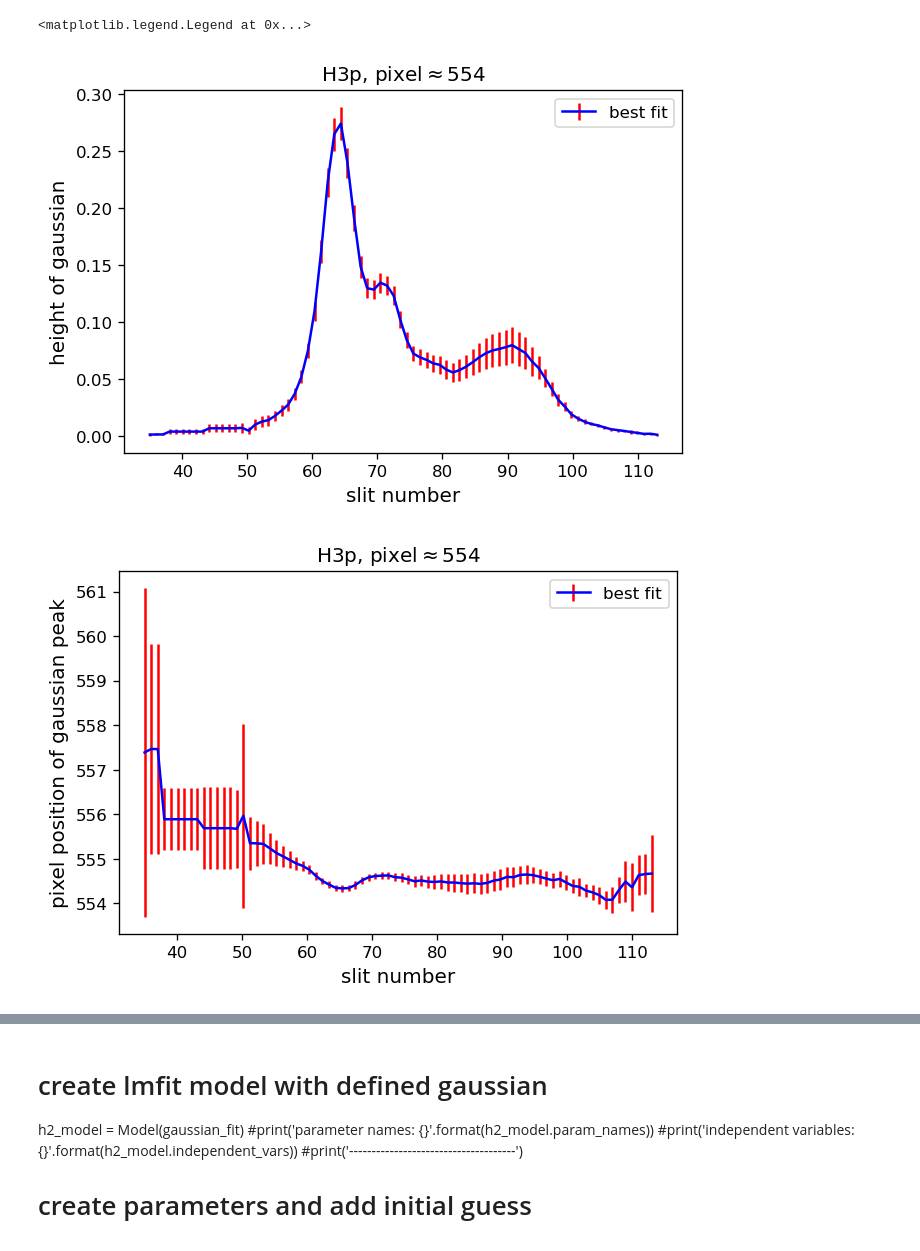
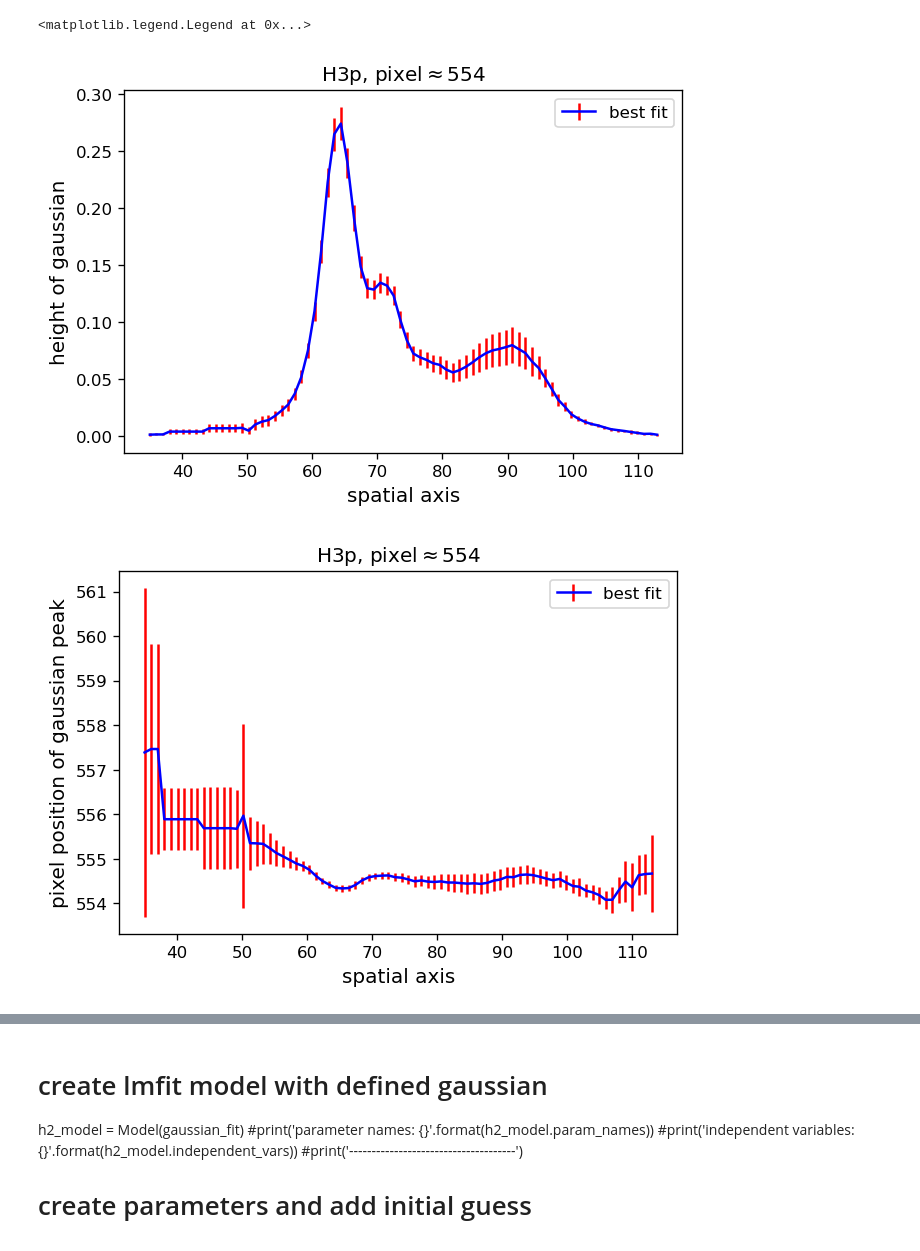
Before and after one commit to ruoyanwangdr/Dynamics-of-Jovian-Infrared-Auroral-Ionosphere-and-Thermosphere, a Jupyter notebook: h3p.ipynb, the cells around one changed output, grey strips where cells are left out. Saved outputs shown, nothing was run; the diff lists cells and outputs as text; code cells hidden in the pictures.

Commit message:
Rename axis and labels

```diff
--- a/h3p.ipynb
+++ b/h3p.ipynb
@@ -267,45 +276,45 @@ for i in range(lower, upper):
         h3p_fit_result = h3p_model.fit(sky_subtracted[i], h3p_params, x=pixel)
     except:
         pass
     h3p_a0.append(h3p_fit_result.params['a0'].value)
     h3p_a0_error.append(h3p_fit_result.params['a0'].stderr)
     h3p_a1.append(h3p_fit_result.params['a1'].value)
     h3p_a1_error.append(h3p_fit_result.params['a1'].stderr)
     h3p_a2.append(h3p_fit_result.params['a2'].value)
     h3p_a2_error.append(h3p_fit_result.params['a2'].stderr)
 h3p_a0_array = np.array(h3p_a0)
 h3p_a0_error_array = np.array(h3p_a0_error)
 h3p_a1_array = np.array(h3p_a1)
 h3p_a1_error_array = np.array(h3p_a1_error)
 h3p_a2_array = np.array(h3p_a2)
 h3p_a2_error_array = np.array(h3p_a2_error)
 
-h3p_slit_number = np.linspace(lower, lower+len(h3p_a0_array), len(h3p_a0_array))
+h3p_spatial_axis = np.linspace(lower, lower+len(h3p_a0_array), len(h3p_a0_array))
 
-plt.figure(dpi=120)
+plt.figure()
 plt.title(r'H3p, pixel$\approx$' + str(h3p_params.get('a1').value))
-plt.xlabel('slit number', fontsize=12)
+plt.xlabel('spatial axis', fontsize=12)
 plt.ylabel('height of gaussian', fontsize=12)
-#plt.plot(h3p_slit_number, h3p_a0_array)
-plt.errorbar(h3p_slit_number, h3p_a0_array, yerr=h3p_a0_error_array, ls='-', color='b', ecolor='r', label='best fit')
+#plt.plot(h3p_spatial_axis, h3p_a0_array)
+plt.errorbar(h3p_spatial_axis, h3p_a0_array, yerr=h3p_a0_error_array, ls='-', color='b', ecolor='r', label='best fit')
 plt.legend()
 
-plt.figure(dpi=120)
+plt.figure()
 plt.title(r'H3p, pixel$\approx$' + str(h3p_params.get('a1').value))
-plt.xlabel('slit number', fontsize=12)
+plt.xlabel('spatial axis', fontsize=12)
 plt.ylabel('pixel position of gaussian peak', fontsize=12)
-#plt.plot(h3p_slit_number, h3p_a1_array)
-plt.errorbar(h3p_slit_number, h3p_a1_array, yerr=h3p_a1_error_array, ls='-', color='b', ecolor='r', label='best fit')
+#plt.plot(h3p_spatial_axis, h3p_a1_array)
+plt.errorbar(h3p_spatial_axis, h3p_a1_array, yerr=h3p_a1_error_array, ls='-', color='b', ecolor='r', label='best fit')
 plt.legend()
 
-plt.figure(dpi=120)
+plt.figure()
 plt.title(r'H3p, pixel$\approx$' + str(h3p_params.get('a1').value))
-plt.xlabel('slit number', fontsize=12)
+plt.xlabel('spatial axis', fontsize=12)
 plt.ylabel('width of gaussian', fontsize=12)
-#plt.plot(h3p_slit_number, h3p_a2_array)
-plt.errorbar(h3p_slit_number, h3p_a2_array, yerr=h3p_a2_error_array, ls='-', color='b', ecolor='r', label='best fit')
+#plt.plot(h3p_spatial_axis, h3p_a2_array)
+plt.errorbar(h3p_spatial_axis, h3p_a2_array, yerr=h3p_a2_error_array, ls='-', color='b', ecolor='r', label='best fit')
 plt.legend()
 # %% [output]
 <matplotlib.legend.Legend at 0x...>
-[figure, old version]
+[figure, new version]
-[figure, old version]
+[figure, new version]
```
Also changed, not shown: parts of 14 cells of this notebook.
